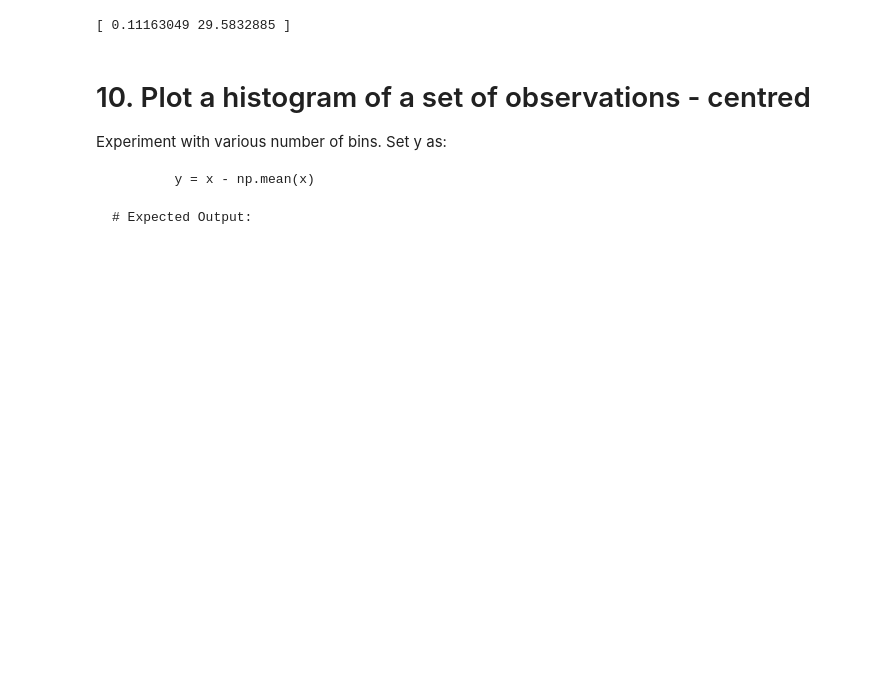
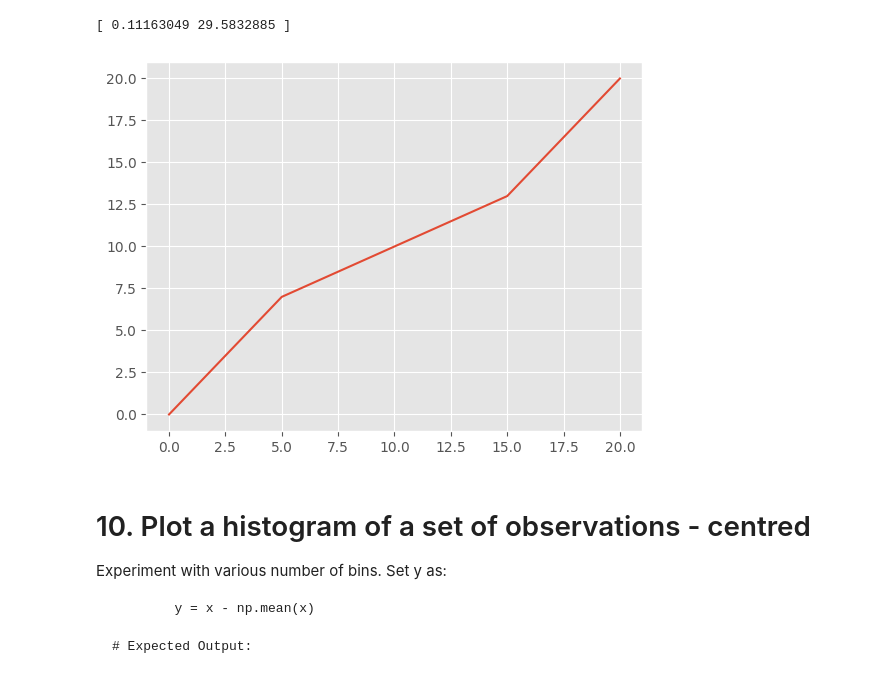
Before and after one commit to sameerhingoro/IOD, a Jupyter notebook: IOD_Lab_1_2_3_Statistics.ipynb, the cells around one changed output. Saved outputs shown, nothing was run; the diff lists cells and outputs as text; code cells hidden in the pictures; blank space fills up the shorter version.

```diff
--- a/IOD_Lab_1_2_3_Statistics.ipynb
+++ b/IOD_Lab_1_2_3_Statistics.ipynb
@@ -251,27 +266,29 @@ print(np.polyfit(x,y,1))
 # %%
 # sample points
 X = [0, 5, 10, 15, 20]
 Y = [0, 7, 10, 13, 20]
 
 # solve for a and b
 def best_fit(X, Y):
     '''
     Return m, b
     # ANSWER
     '''
 
-    m = ???
-    b = ???
+    m = X
+    b = Y
 
     return m, b
 
 # solution
 m, b = best_fit(X, Y)
 
 # plot points and fit line
 # ANSWER
-???
+plt.plot(m, b)
 plt.show()
+# %% [output]
+[figure, added]
 # %% [markdown]
 # 10. Plot a histogram of a set of observations - centred
 
```
Also changed, not shown: parts of 4 cells of this notebook.
